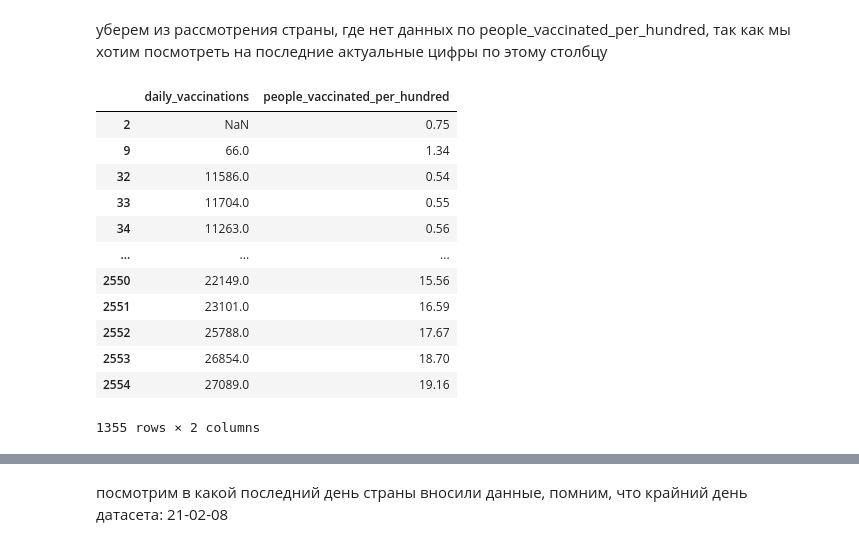
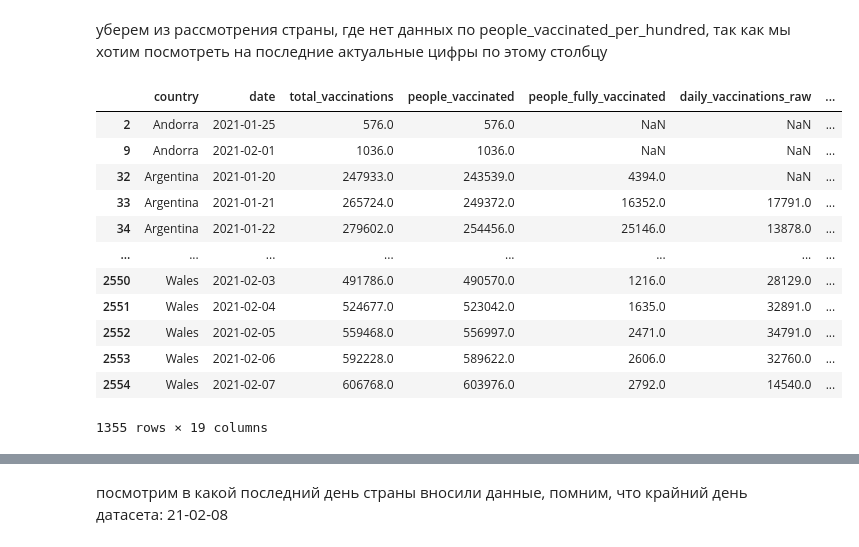
Before and after one commit to Gekata-2/MachineLearning, a Jupyter notebook: eda_lab_.ipynb, the cells around one changed output, grey strips where cells are left out. Saved outputs shown, nothing was run; the diff lists cells and outputs as text; code cells hidden in the pictures.

```diff
--- a/eda_lab_.ipynb
+++ b/eda_lab_.ipynb
@@ -395,20 +411,20 @@ dtype: int64
 # %% [markdown]
 уберем из рассмотрения страны, где нет данных по people_vaccinated_per_hundred, так как мы хотим посмотреть на последние актуальные цифры по этому столбцу
 # %%
-rows_to_drop=df[df['people_vaccinated_per_hundred'].isna()].index
-df=df.drop(rows_to_drop)
-df
+rows_to_drop=data[data['people_vaccinated_per_hundred'].isna()].index
+data=data.drop(rows_to_drop)
+data
 # %% [output]
-|  | daily_vaccinations | people_vaccinated_per_hundred |
-| 2 | NaN | 0.75 |
-| 9 | 66.0 | 1.34 |
-| 32 | 11586.0 | 0.54 |
-| 33 | 11704.0 | 0.55 |
-| 34 | 11263.0 | 0.56 |
-| ... | ... | ... |
-| 2550 | 22149.0 | 15.56 |
-| 2551 | 23101.0 | 16.59 |
-| 2552 | 25788.0 | 17.67 |
-| 2553 | 26854.0 | 18.70 |
-| 2554 | 27089.0 | 19.16 |
+|  | country | date | total_vaccinations | people_vaccinated | people_fully_vaccinated | daily_vaccinations_raw | ... |
+| 2 | Andorra | 2021-01-25 | 576.0 | 576.0 | NaN | NaN | ... |
+| 9 | Andorra | 2021-02-01 | 1036.0 | 1036.0 | NaN | NaN | ... |
+| 32 | Argentina | 2021-01-20 | 247933.0 | 243539.0 | 4394.0 | NaN | ... |
+| 33 | Argentina | 2021-01-21 | 265724.0 | 249372.0 | 16352.0 | 17791.0 | ... |
+| 34 | Argentina | 2021-01-22 | 279602.0 | 254456.0 | 25146.0 | 13878.0 | ... |
+| ... | ... | ... | ... | ... | ... | ... | ... |
+| 2550 | Wales | 2021-02-03 | 491786.0 | 490570.0 | 1216.0 | 28129.0 | ... |
+| 2551 | Wales | 2021-02-04 | 524677.0 | 523042.0 | 1635.0 | 32891.0 | ... |
+| 2552 | Wales | 2021-02-05 | 559468.0 | 556997.0 | 2471.0 | 34791.0 | ... |
+| 2553 | Wales | 2021-02-06 | 592228.0 | 589622.0 | 2606.0 | 32760.0 | ... |
+| 2554 | Wales | 2021-02-07 | 606768.0 | 603976.0 | 2792.0 | 14540.0 | ... |
-1355 rows × 2 columns
+1355 rows × 19 columns
```
Also changed, not shown: parts of 19 cells of this notebook.
